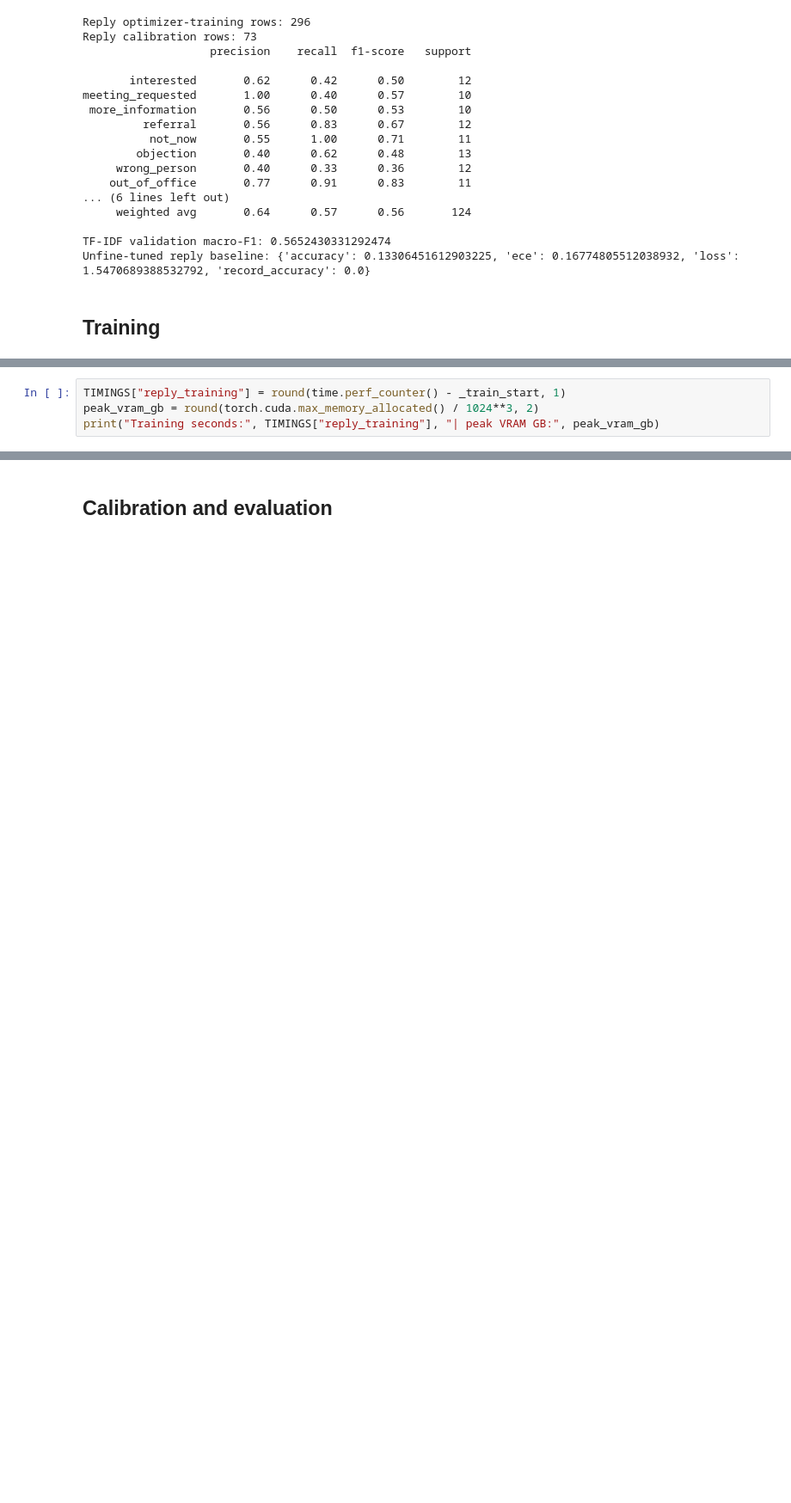
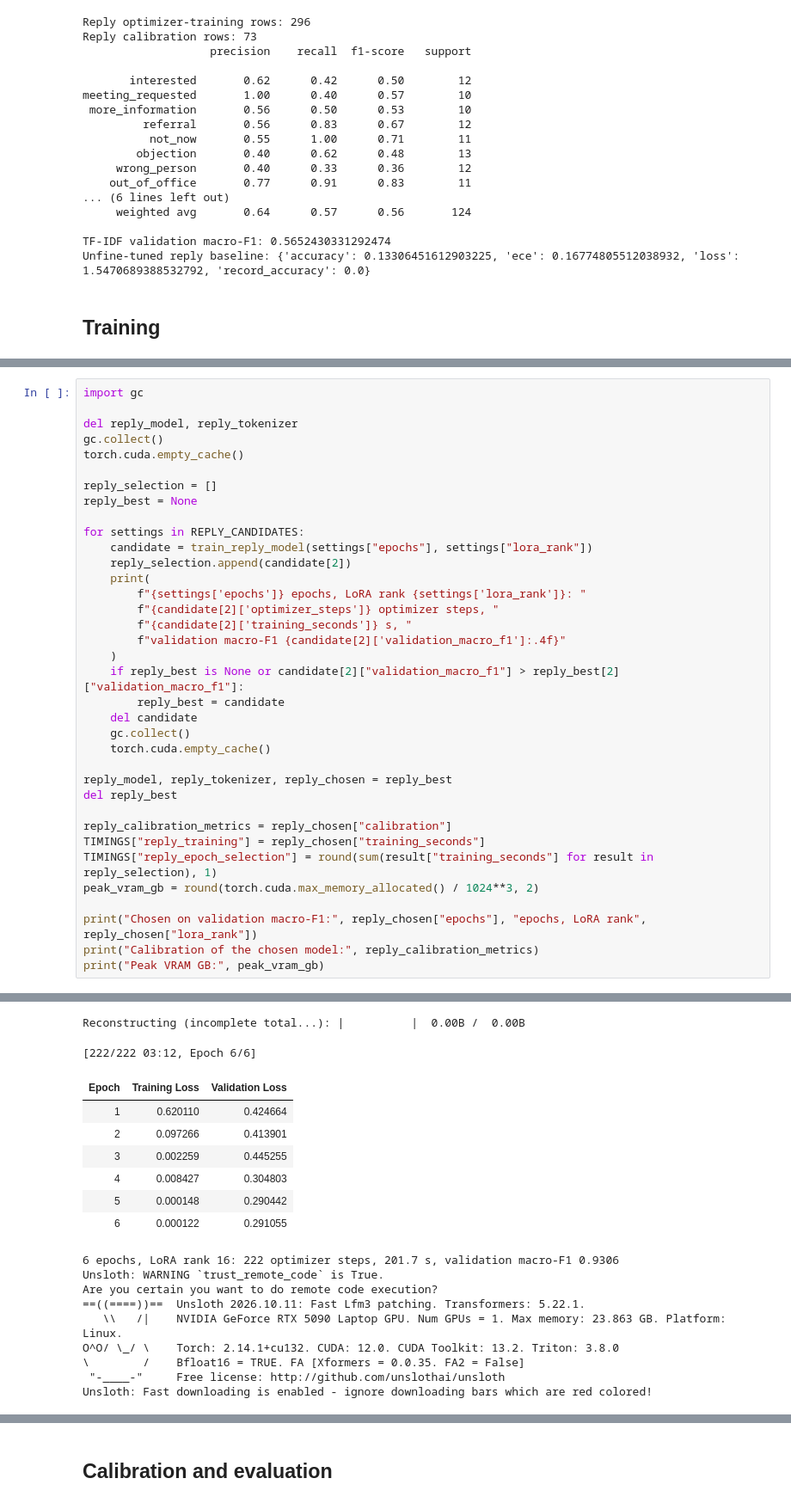
Before and after one commit to raoofaltaher/lead-decision-models, a Jupyter notebook: notebooks/02-reply-routing.ipynb, the cells around one changed output, grey strips where cells are left out. Shown at 86% size. Cells and saved outputs as stored; diff of their text form; blank space fills up the shorter version.

```diff
--- a/notebooks/02-reply-routing.ipynb
+++ b/notebooks/02-reply-routing.ipynb
@@ -584,4 +550,0 @@ Unsloth: Restored added_tokens_decoder metadata in /home/dev/work/lead-decision-
-# %%
-TIMINGS["reply_training"] = round(time.perf_counter() - _train_start, 1)
-peak_vram_gb = round(torch.cuda.max_memory_allocated() / 1024**3, 2)
-print("Training seconds:", TIMINGS["reply_training"], "| peak VRAM GB:", peak_vram_gb)
@@ -589,0 +642,37 @@ Training seconds: 255.7 | peak VRAM GB: 2.64
+# %%
+import gc
+
+del reply_model, reply_tokenizer
+gc.collect()
+torch.cuda.empty_cache()
+
+reply_selection = []
+reply_best = None
+
+for settings in REPLY_CANDIDATES:
+    candidate = train_reply_model(settings["epochs"], settings["lora_rank"])
+    reply_selection.append(candidate[2])
+    print(
+        f"{settings['epochs']} epochs, LoRA rank {settings['lora_rank']}: "
+        f"{candidate[2]['optimizer_steps']} optimizer steps, "
+        f"{candidate[2]['training_seconds']} s, "
+        f"validation macro-F1 {candidate[2]['validation_macro_f1']:.4f}"
+    )
+    if reply_best is None or candidate[2]["validation_macro_f1"] > reply_best[2]["validation_macro_f1"]:
+        reply_best = candidate
+    del candidate
+    gc.collect()
+    torch.cuda.empty_cache()
+
+reply_model, reply_tokenizer, reply_chosen = reply_best
+del reply_best
+
+reply_calibration_metrics = reply_chosen["calibration"]
+TIMINGS["reply_training"] = reply_chosen["training_seconds"]
+TIMINGS["reply_epoch_selection"] = round(sum(result["training_seconds"] for result in reply_selection), 1)
+peak_vram_gb = round(torch.cuda.max_memory_allocated() / 1024**3, 2)
+
+print("Chosen on validation macro-F1:", reply_chosen["epochs"], "epochs, LoRA rank", reply_chosen["lora_rank"])
+print("Calibration of the chosen model:", reply_calibration_metrics)
+print("Peak VRAM GB:", peak_vram_gb)
+# %% [output]
@@ -589,0 +706,18 @@ Training seconds: 255.7 | peak VRAM GB: 2.64
+Reconstructing (incomplete total...): |          |  0.00B /  0.00B
+[222/222 03:12, Epoch 6/6]
+| Epoch | Training Loss | Validation Loss |
+| 1 | 0.620110 | 0.424664 |
+| 2 | 0.097266 | 0.413901 |
+| 3 | 0.002259 | 0.445255 |
+| 4 | 0.008427 | 0.304803 |
+| 5 | 0.000148 | 0.290442 |
+| 6 | 0.000122 | 0.291055 |
+6 epochs, LoRA rank 16: 222 optimizer steps, 201.7 s, validation macro-F1 0.9306
+Unsloth: WARNING `trust_remote_code` is True.
+Are you certain you want to do remote code execution?
+==((====))==  Unsloth 2026.10.11: Fast Lfm3 patching. Transformers: 5.22.1.
+   \\   /|    NVIDIA GeForce RTX 5090 Laptop GPU. Num GPUs = 1. Max memory: 23.863 GB. Platform: Linux.
+O^O/ \_/ \    Torch: 2.14.1+cu132. CUDA: 12.0. CUDA Toolkit: 13.2. Triton: 3.8.0
+\        /    Bfloat16 = TRUE. FA [Xformers = 0.0.35. FA2 = False]
+ "-____-"     Free license: http://github.com/unslothai/unsloth
+Unsloth: Fast downloading is enabled - ignore downloading bars which are red colored!
```
Also changed, not shown: parts of 21 cells of this notebook, 21 other files.
